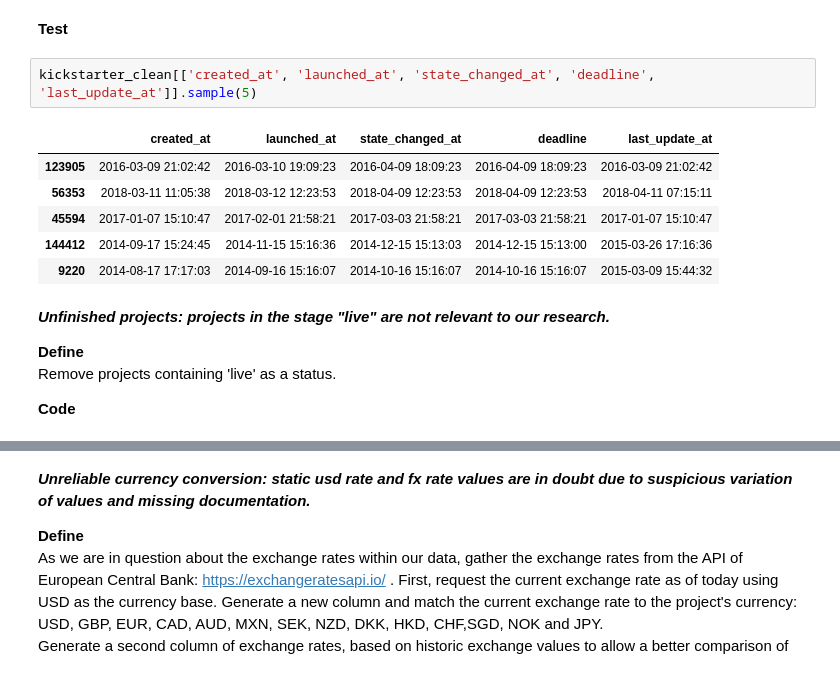
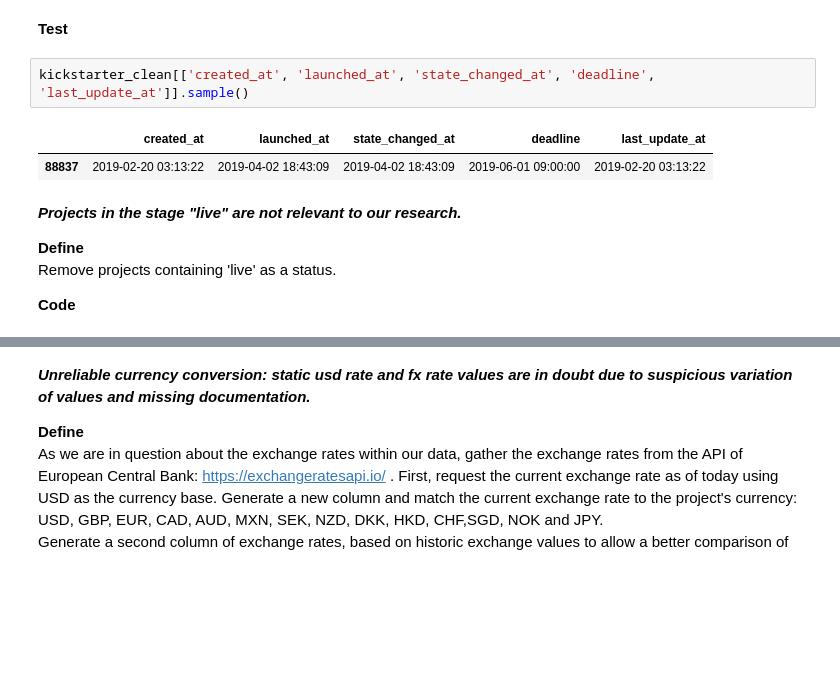
Before and after one commit to faymarie/crowdfunding-analysis, a Jupyter notebook: crowdfunding-analysis.ipynb, the cells around one changed output, grey strips where cells are left out. Saved outputs shown, nothing was run; the diff lists cells and outputs as text; blank space fills up the shorter version.

```diff
--- a/crowdfunding-analysis.ipynb
+++ b/crowdfunding-analysis.ipynb
@@ -1064,16 +1051,12 @@ kickstarter_clean[['created_at', 'launched_at', 'state_changed_at', 'deadline',
 # %% [markdown]
 **Test**
 # %%
-kickstarter_clean[['created_at', 'launched_at', 'state_changed_at', 'deadline', 'last_update_at']].sample(5)
+kickstarter_clean[['created_at', 'launched_at', 'state_changed_at', 'deadline', 'last_update_at']].sample()
 # %% [output]
 |  | created_at | launched_at | state_changed_at | deadline | last_update_at |
-| 123905 | 2016-03-09 21:02:42 | 2016-03-10 19:09:23 | 2016-04-09 18:09:23 | 2016-04-09 18:09:23 | 2016-03-09 21:02:42 |
-| 56353 | 2018-03-11 11:05:38 | 2018-03-12 12:23:53 | 2018-04-09 12:23:53 | 2018-04-09 12:23:53 | 2018-04-11 07:15:11 |
-| 45594 | 2017-01-07 15:10:47 | 2017-02-01 21:58:21 | 2017-03-03 21:58:21 | 2017-03-03 21:58:21 | 2017-01-07 15:10:47 |
-| 144412 | 2014-09-17 15:24:45 | 2014-11-15 15:16:36 | 2014-12-15 15:13:03 | 2014-12-15 15:13:00 | 2015-03-26 17:16:36 |
-| 9220 | 2014-08-17 17:17:03 | 2014-09-16 15:16:07 | 2014-10-16 15:16:07 | 2014-10-16 15:16:07 | 2015-03-09 15:44:32 |
+| 88837 | 2019-02-20 03:13:22 | 2019-04-02 18:43:09 | 2019-04-02 18:43:09 | 2019-06-01 09:00:00 | 2019-02-20 03:13:22 |
 # %% [markdown]
-_**Unfinished projects: projects in the stage "live" are not relevant to our research.**_
+_**Projects in the stage "live" are not relevant to our research.**_
 
 **Define**
 Remove projects containing 'live' as a status.
```
Also changed, not shown: parts of 24 cells of this notebook.
